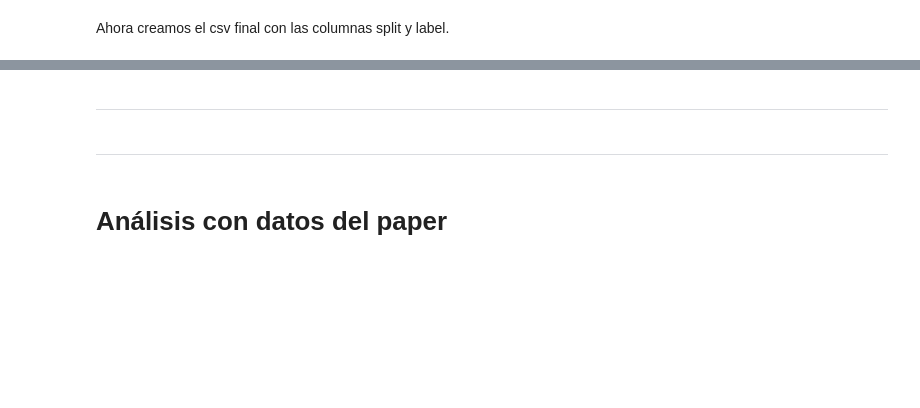
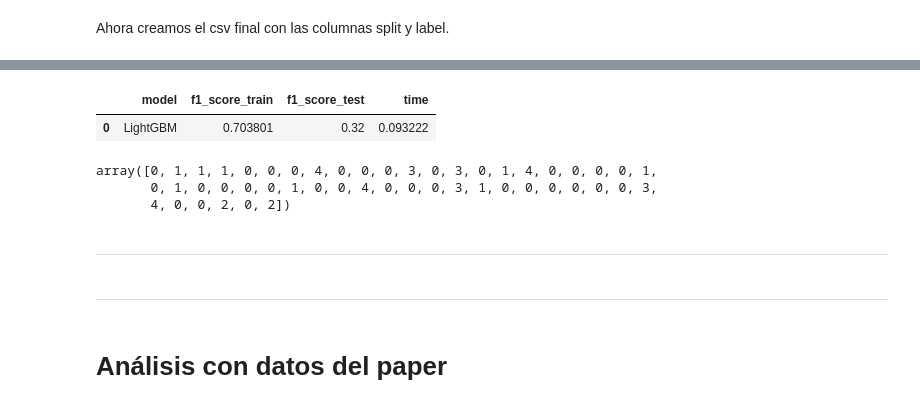
Before and after one commit to mimove/DATAPROJECT3, a Jupyter notebook: data_project3.ipynb, the cells around one changed output, grey strips where cells are left out. Saved outputs shown, nothing was run; the diff lists cells and outputs as text; code cells hidden in the pictures; blank space fills up the shorter version.

```diff
--- a/data_project3.ipynb
+++ b/data_project3.ipynb
@@ -1818,3 +1866,70 @@ results_df = pd.concat([X_org, pred_df], axis=1)
 # exportar a CSV
 pred_df.to_csv('resultados.csv', index=False)
 results_df.to_csv('resultados_df.csv', index=False)
+# %%
+############
+# LightGBM #
+############
+
+#LightGBM
+
+import lightgbm as lgb
+import timeit
+
+X_train_lgb = X_train.copy()
+X_test_lgb = X_test.copy()
+
+y_train_lgb = y_train.copy()
+y_test_lgb = y_test.copy()
+
+X_train_lgb.columns = ["var_" + str(x) for x in range(X_train.shape[1])]
+X_test_lgb.columns = ["var_" + str(x) for x in range(X_test.shape[1])]
+
+train_data = lgb.Dataset(data = X_train_lgb, label = y_train_lgb)
+test_data = train_data.create_valid(data = X_test_lgb, label = y_test_lgb)
+
+
+# set hyperparameters for lightGBM model
+params_lgbm = {
+    'objective': 'multiclass',
+    'num_class': 5,
+    'metric': 'multi_logloss',
+    'boosting_type': 'gbdt',
+    'num_leaves': 31,
+    'learning_rate': 0.05,
+    'feature_fraction': 0.9,
+    'bagging_fraction': 0.8,
+    'bagging_freq': 5,
+    'verbose': -1,
+    'random_state': 42
+}
+
+
+start = timeit.default_timer()
+model = lgb.train(params_lgbm, train_data, valid_sets=[train_data, test_data], num_boost_round=1000, early_stopping_rounds=10)
+time = timeit.default_timer() - start
+
+pred_train_p = model.predict(X_train_lgb)
+pred_test_p = model.predict(X_test_lgb)
+
+
+# convert probabilities to predicted class labels
+y_pred_labels_test= pred_test_p.argmax(axis=1)
+y_pred_labels_train = pred_train_p.argmax(axis=1)
+
+
+# Calcular métricas de evaluación
+f1_score_train = f1_scorer(y_train_lgb, y_pred_labels_train, average='micro');
+f1_score_test = f1_scorer(y_test_lgb, y_pred_labels_test, average='micro');
+
+results = pd.DataFrame()
+new_row = pd.DataFrame(data={'model':['LightGBM'],
+                             'f1_score_train':[f1_score_train],
+                             'f1_score_test':[f1_score_test],
+                             'time': [time]},
+                             columns=['model',  'f1_score_train','f1_score_test', 'time'])
+
+results_lgbm = pd.concat([results, new_row], ignore_index=True)
+
+results_lgbm
+# %% [output]
@@ -1820,0 +1953,8 @@ results_df.to_csv('resultados_df.csv', index=False)
+|  | model | f1_score_train | f1_score_test | time |
+| 0 | LightGBM | 0.703801 | 0.32 | 0.093222 |
+# %%
+y_pred_labels_test
+# %% [output]
+array([0, 1, 1, 1, 0, 0, 0, 4, 0, 0, 0, 3, 0, 3, 0, 1, 4, 0, 0, 0, 0, 1,
+       0, 1, 0, 0, 0, 0, 1, 0, 0, 4, 0, 0, 0, 3, 1, 0, 0, 0, 0, 0, 0, 3,
+       4, 0, 0, 2, 0, 2])
```
Also changed, not shown: parts of 16 cells of this notebook, 2 other files.
